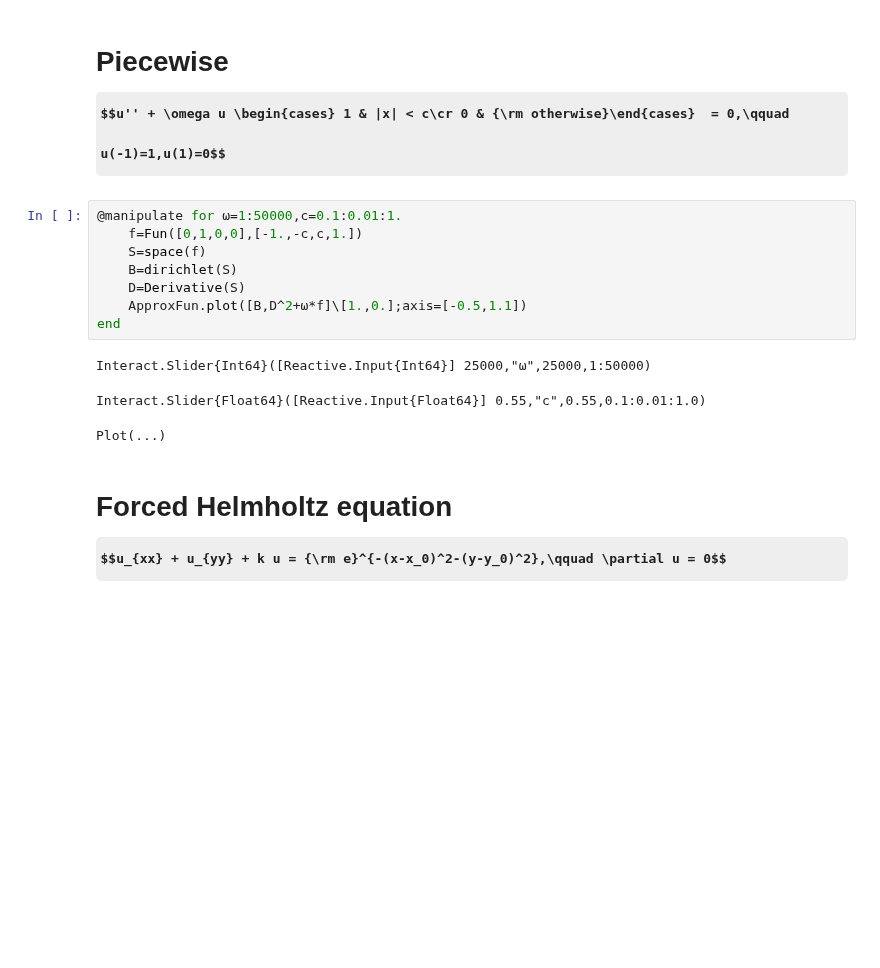
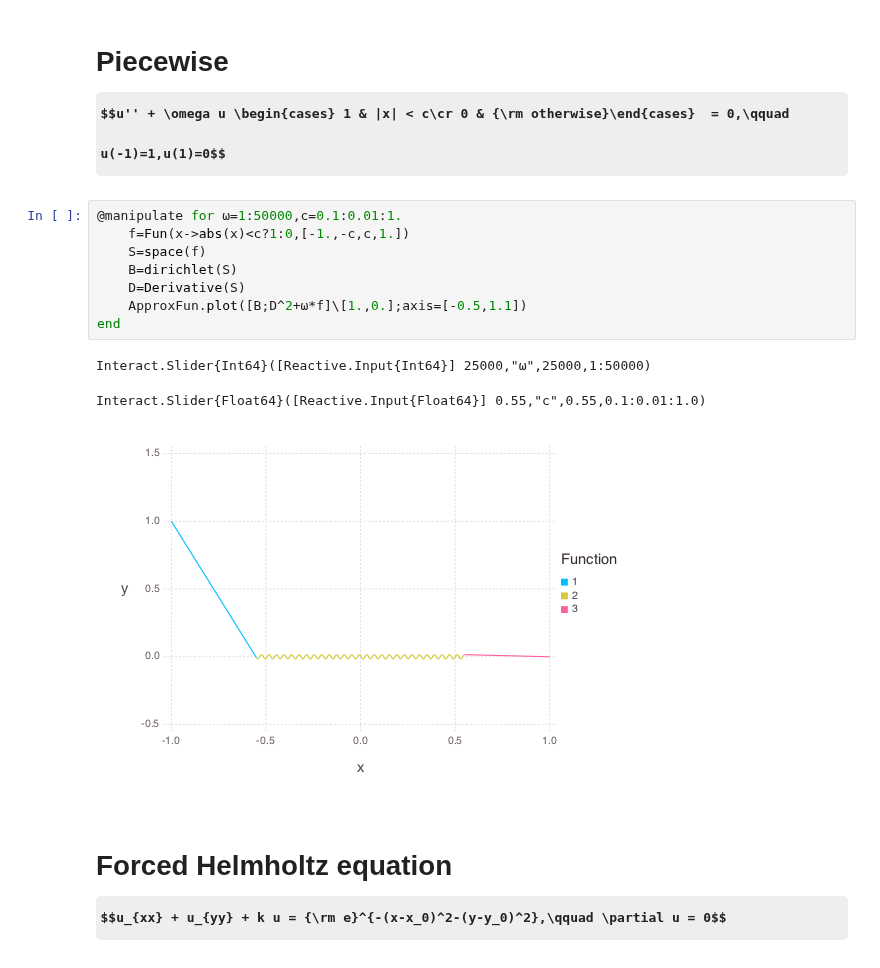
Before and after one commit to JuliaApproximation/ApproxFun.jl, a Jupyter notebook: examples/Manipulate ODEs and PDEs.ipynb, the cells around one changed output. Cells and saved outputs as stored; diff of their text form; some formulas as TeX source; blank space fills up the shorter version.

```diff
--- a/examples/Manipulate ODEs and PDEs.ipynb
+++ b/examples/Manipulate ODEs and PDEs.ipynb
@@ -56,16 +56,16 @@ Plot(...)
 # Piecewise $$u'' + \omega u \begin{cases} 1 & |x| < c\cr 0 & {\rm otherwise}\end{cases}  = 0,\qquad u(-1)=1,u(1)=0$$
 # %%
 @manipulate for ω=1:50000,c=0.1:0.01:1.
-    f=Fun([0,1,0,0],[-1.,-c,c,1.])
+    f=Fun(x->abs(x)<c?1:0,[-1.,-c,c,1.])
     S=space(f)
     B=dirichlet(S)
     D=Derivative(S)
-    ApproxFun.plot([B,D^2+ω*f]\[1.,0.];axis=[-0.5,1.1])
+    ApproxFun.plot([B;D^2+ω*f]\[1.,0.];axis=[-0.5,1.1])
 end
 # %% [output]
 Interact.Slider{Int64}([Reactive.Input{Int64}] 25000,"ω",25000,1:50000)
 Interact.Slider{Float64}([Reactive.Input{Float64}] 0.55,"c",0.55,0.1:0.01:1.0)
-Plot(...)
+[figure, added]
 # %% [markdown]
 # Forced Helmholtz equation $$u_{xx} + u_{yy} + k u = {\rm e}^{-(x-x_0)^2-(y-y_0)^2},\qquad \partial u = 0$$
 # %%
```
Also changed, not shown: parts of 9 cells of this notebook, 5 other files.
